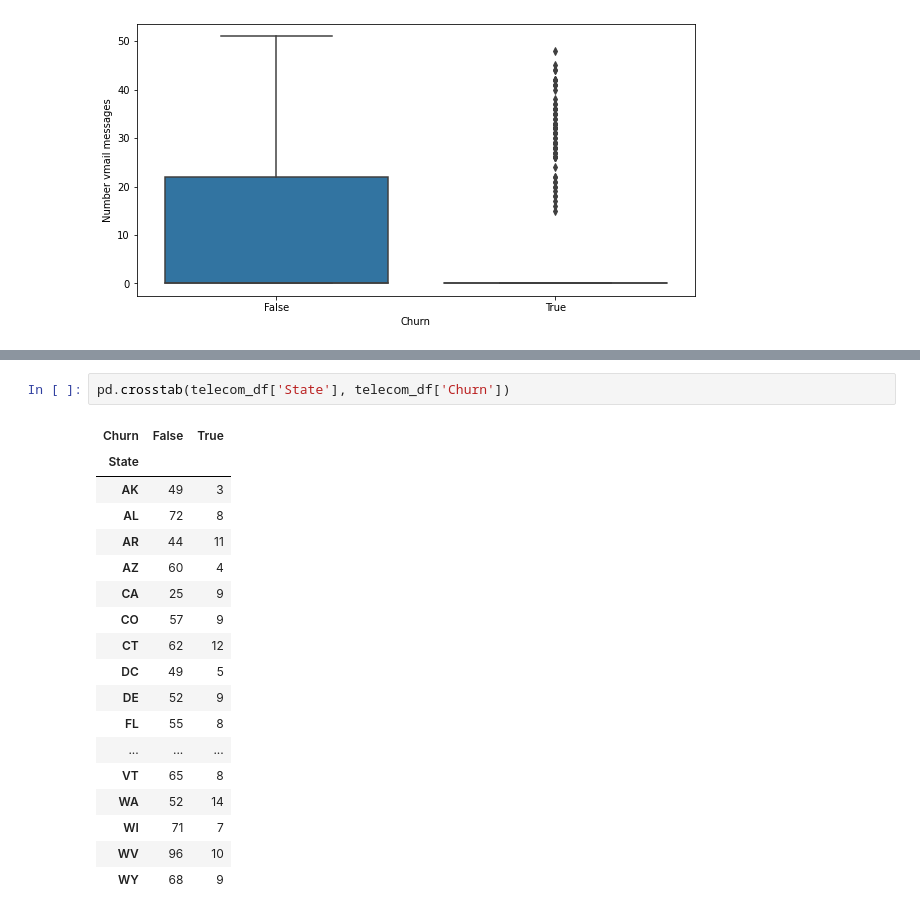
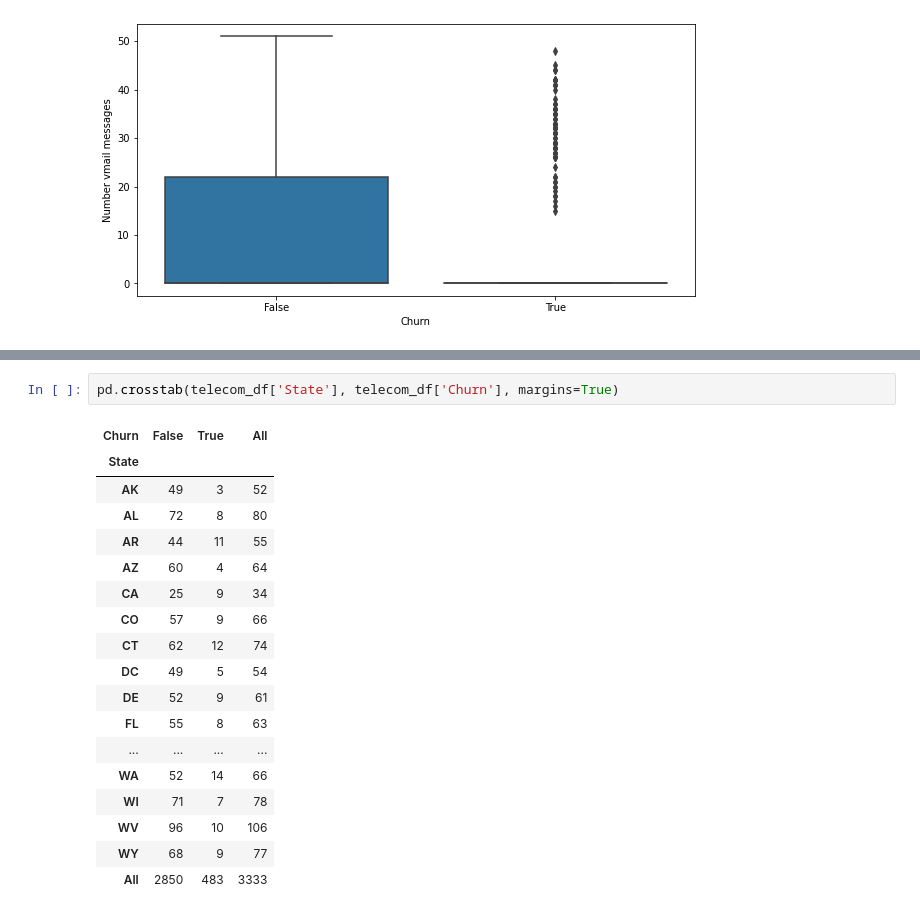
Before and after one commit to ankitbittu/Telecom-Churn-Analysis, a Jupyter notebook: Copy_of_Telecom_Churn_Analysis_Capstone_Project.ipynb, the cells around one changed output, grey strips where cells are left out. Saved outputs shown, nothing was run; the diff lists cells and outputs as text.

```diff
--- a/Copy_of_Telecom_Churn_Analysis_Capstone_Project.ipynb
+++ b/Copy_of_Telecom_Churn_Analysis_Capstone_Project.ipynb
@@ -223,21 +258,21 @@ sb.boxplot(y='Number vmail messages', x='Churn', data=telecom_df);
 # %%
-pd.crosstab(telecom_df['State'], telecom_df['Churn'])
+pd.crosstab(telecom_df['State'], telecom_df['Churn'], margins=True)
 # %% [output]
-| Churn | False | True |
-| State |  |  |
-| AK | 49 | 3 |
-| AL | 72 | 8 |
-| AR | 44 | 11 |
-| AZ | 60 | 4 |
-| CA | 25 | 9 |
-| CO | 57 | 9 |
-| CT | 62 | 12 |
-| DC | 49 | 5 |
-| DE | 52 | 9 |
-| FL | 55 | 8 |
-| ... | ... | ... |
-| VT | 65 | 8 |
-| WA | 52 | 14 |
-| WI | 71 | 7 |
-| WV | 96 | 10 |
-| WY | 68 | 9 |
+| Churn | False | True | All |
+| State |  |  |  |
+| AK | 49 | 3 | 52 |
+| AL | 72 | 8 | 80 |
+| AR | 44 | 11 | 55 |
+| AZ | 60 | 4 | 64 |
+| CA | 25 | 9 | 34 |
+| CO | 57 | 9 | 66 |
+| CT | 62 | 12 | 74 |
+| DC | 49 | 5 | 54 |
+| DE | 52 | 9 | 61 |
+| FL | 55 | 8 | 63 |
+| ... | ... | ... | ... |
+| WA | 52 | 14 | 66 |
+| WI | 71 | 7 | 78 |
+| WV | 96 | 10 | 106 |
+| WY | 68 | 9 | 77 |
+| All | 2850 | 483 | 3333 |
```
Also changed, not shown: parts of 19 cells of this notebook.
